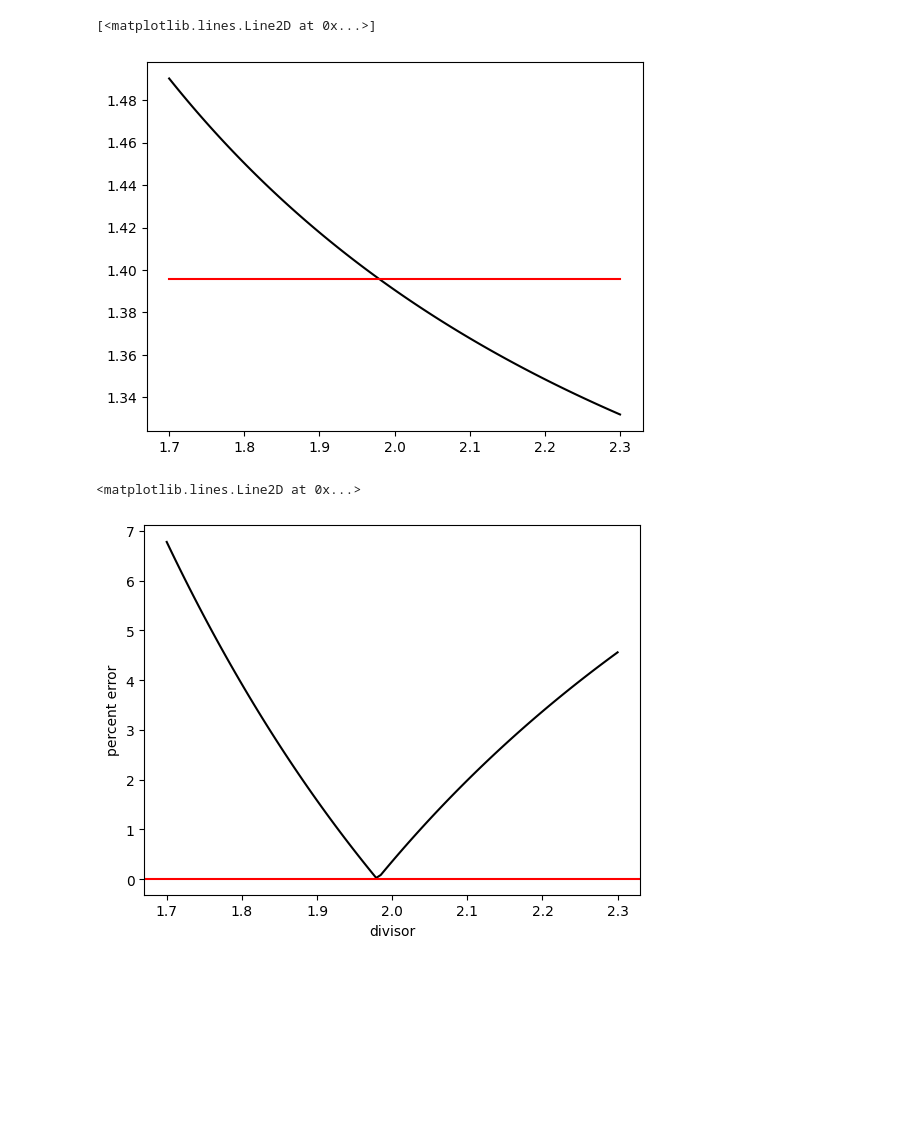
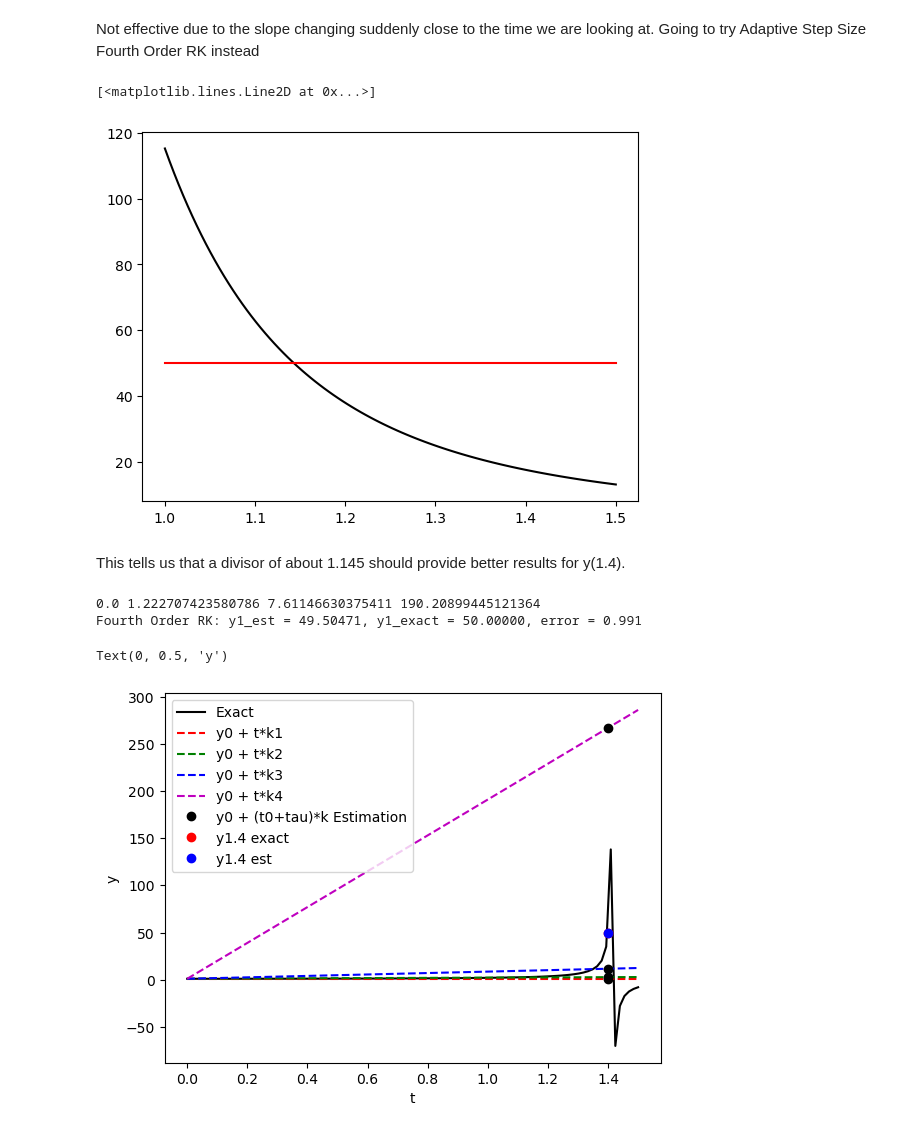
Before and after one commit to alawton42/phys541AudreyLawton, a Jupyter notebook: Assignment 3/graph_runge_kutta_example.ipynb, the cells around one changed output. Drawn from its saved outputs; the diff is of its cells as text; code cells hidden in the pictures; blank space fills up the shorter version.

```diff
--- a/Assignment 3/graph_runge_kutta_example.ipynb
+++ b/Assignment 3/graph_runge_kutta_example.ipynb
@@ -98,28 +166,77 @@ Text(0, 0.5, 'y')
+# %% [markdown]
+Not effective due to the slope changing suddenly close to the time we are looking at. Going to try Adaptive Step Size Fourth Order RK instead
 # %%
 # Adaptive Step Size Fourth Order RK
-divisor = np.linspace(1.7,2.3,100)
+divisor = np.linspace(1.0,1.5,100)
 
 k1 = f(y0,t0)
-k2 = f(y0+tau*k1/divisor,t0+tau/divisor)
-k3 = f(y0+tau*k2/divisor,t0+tau/divisor)
-k4 = f(y0+tau*k3,t0+tau)
+k2 = f(y0+tau_b*k1/divisor,t0+tau_b/divisor)
+k3 = f(y0+tau_b*k2/divisor,t0+tau_b/divisor)
+k4 = f(y0+tau_b*k3,t0+tau_b)
 
-y1 = y0 + tau*(k1+2*k2+2*k3+k4)/6.0
+y1 = y0 + tau_b*(k1+2*k2+2*k3+k4)/6.0
 
 plt.plot(divisor,y1,'k-')
-y_expected = [y(t0+tau) for div in divisor]
+y_expected = [y(t0+tau_b) for div in divisor]
 plt.plot(divisor,y_expected,'r-')
 
-#print(f"Fourth Order RK: y1_est = %.5f, y1_exact = %.5f, error = %.3f" % (y1,y(tau), np.abs(y1-y(tau))*100/y(tau)))
+
+# print(f"Adaptive Step Fourth Order RK: y1_est = %.5f, y1_exact = %.5f, error = %.3f" % (y1,y(tau_b), np.abs(y1-y(tau_b))*100/y(tau_b)))
 # %% [output]
 [<matplotlib.lines.Line2D at 0x...>]
-[figure, old version]
+[figure, new version]
+# %% [markdown]
+This tells us that a divisor of about 1.145 should provide better results for y(1.4).
 # %%
-percent_error = np.abs(y1-y(t0+tau))*100/y(t0+tau)
-plt.plot(divisor,percent_error,'k-')
-plt.xlabel('divisor')
-plt.ylabel('percent error')
-plt.axhline(0.0,color='r')
+d = 1.145
+k1 = f(y0,t0)
+k2 = f(y0+tau_b*k1/d,t0+tau_b/d)
+k3 = f(y0+tau_b*k2/d,t0+tau_b/d)
+k4 = f(y0+tau_b*k3,t0+tau_b)
+
+print(k1,k2,k3,k4)
+
+y1 = y0 + tau_b*(k1+2*k2+2*k3+k4)/6.0
+
+print(f"Fourth Order RK: y1_est = %.5f, y1_exact = %.5f, error = %.3f" % (y1,y(t0+tau_b), np.abs(y1-y(t0+tau_b))*100/y(t0+tau_b)))
+
+time = np.linspace(t0,t0+1.5,100)
+y_exact = y(time)
+
+yk1 = y0 + time*k1
+yk2 = y0 + time*k2
+yk3 = y0 + time*k3
+yk4 = y0 + time*k4
+
+yk1pt = y0 + tau_b*k1
+yk2pt = y0 + tau_b*k2
+yk3pt = y0 + tau_b*k3
+yk4pt = y0 + tau_b*k4
+tau_array = np.array([t0+tau_b,t0+tau_b,t0+tau_b,t0+tau_b])
+ypt_array = np.array([yk1pt,yk2pt,yk3pt,yk4pt])
+
+tau_exact_pt = np.array([t0+tau_b])
+y_exact_pt = np.array([y(t0+tau_b)])
+
+tau_est_pt = np.array([t0+tau_b])
+y_est_pt = np.array([y1])
+
+
+plt.plot(time,y_exact,'k-',label='Exact')
+plt.plot(time,yk1,'r--',label='y0 + t*k1')
+plt.plot(time,yk2,'g--',label='y0 + t*k2')
+plt.plot(time,yk3,'b--',label='y0 + t*k3')
+plt.plot(time,yk4,'m--',label='y0 + t*k4')
+plt.plot(tau_array,ypt_array,'ko',label='y0 + (t0+tau)*k Estimation')
+plt.plot(tau_exact_pt,y_exact_pt,'ro',label='y1.4 exact')
+plt.plot(tau_est_pt,y_est_pt,'bo',label='y1.4 est')
+# plt.ylim(50)
+
+plt.legend()
+plt.xlabel('t')
+plt.ylabel('y')
 # %% [output]
-<matplotlib.lines.Line2D at 0x...>
+0.0 1.222707423580786 7.61146630375411 190.20899445121364
+Fourth Order RK: y1_est = 49.50471, y1_exact = 50.00000, error = 0.991
+Text(0, 0.5, 'y')
-[figure, old version]
+[figure, new version]
```
Also changed, not shown: parts of 11 cells of this notebook, 1 other file.
